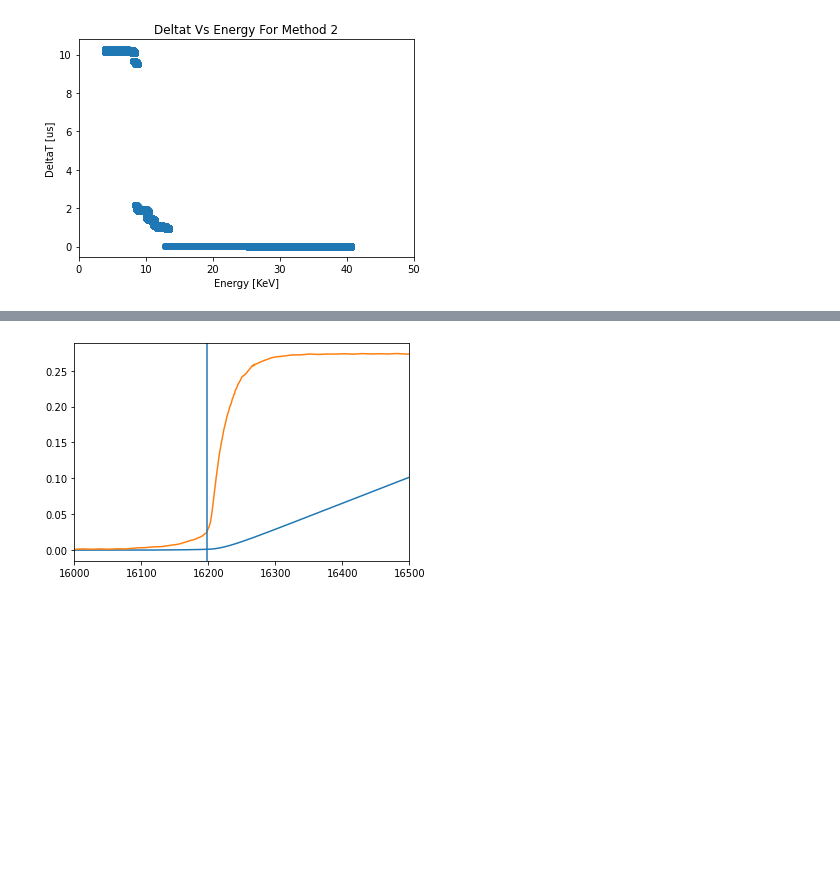
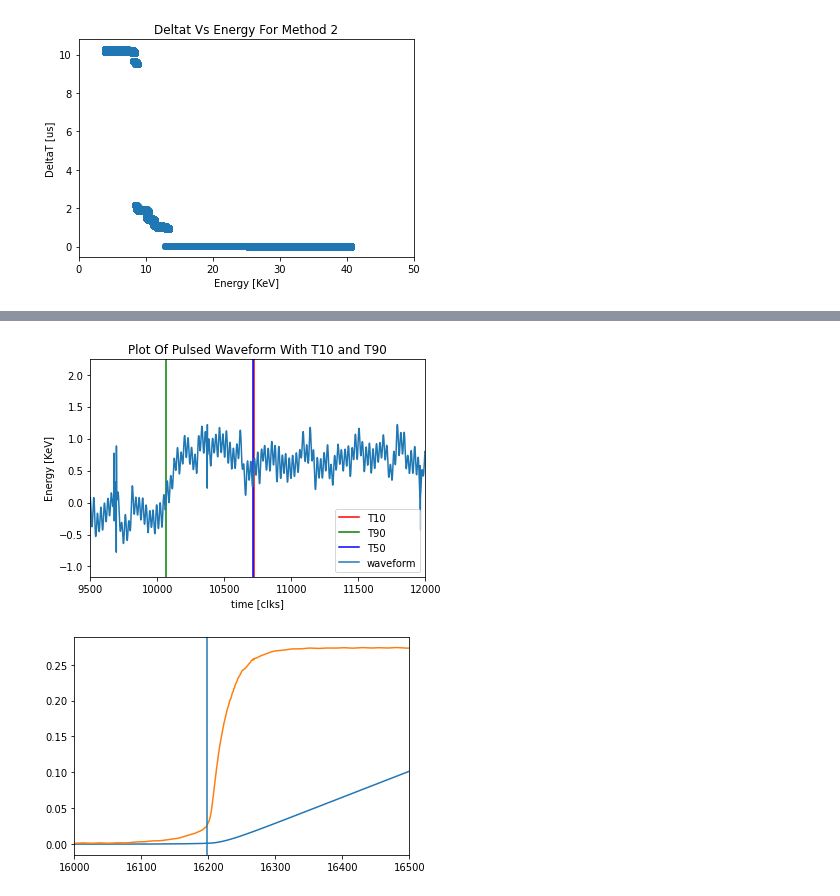
Before and after one commit to jbrowni2/processPygama, a Jupyter notebook: jupyter/pulse_inject.ipynb, the cells around one changed output, grey strips where cells are left out. Saved outputs shown, nothing was run; the diff lists cells and outputs as text; code cells hidden in the pictures; blank space fills up the shorter version.

```diff
--- a/jupyter/pulse_inject.ipynb
+++ b/jupyter/pulse_inject.ipynb
@@ -311,3 +512,19 @@ plt.show()
+# %%
+plt.axvline(x = imax9, color='r', label = 'T10')
+plt.axvline(x = imax1, color='g', label = 'T90')
+plt.axvline(x = imax51, color='b', label = 'T50')
+plt.plot(wp*0.0408625 -0.16892, label="waveform")
+plt.legend()
+plt.xlim(9500,12000)
+plt.xlabel("time [clks]")
+plt.ylabel("Energy [KeV]")
+plt.title("Plot Of Pulsed Waveform With T10 and T90")
+plt.rcParams['savefig.facecolor']='white'
+plt.rcParams['axes.facecolor']='white'
+plt.savefig("images/PulsedWaveform1KeV.pdf", facecolor = "white")
+plt.show()
+# %% [output]
+[figure, added]
 # %%
 run_list = 9188
 data = fd.get_t1_data(run_list, "Card1")
```
Also changed, not shown: parts of 35 cells of this notebook, 14 other files.
